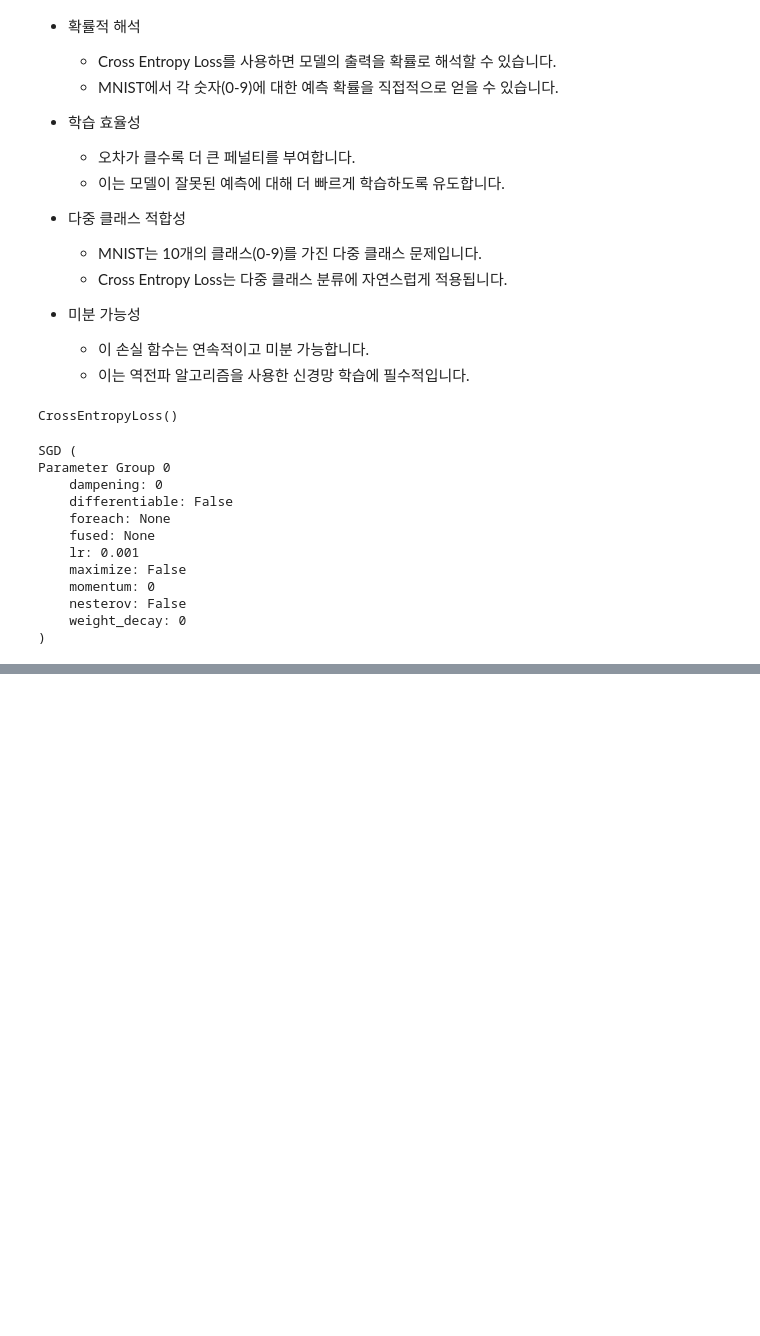
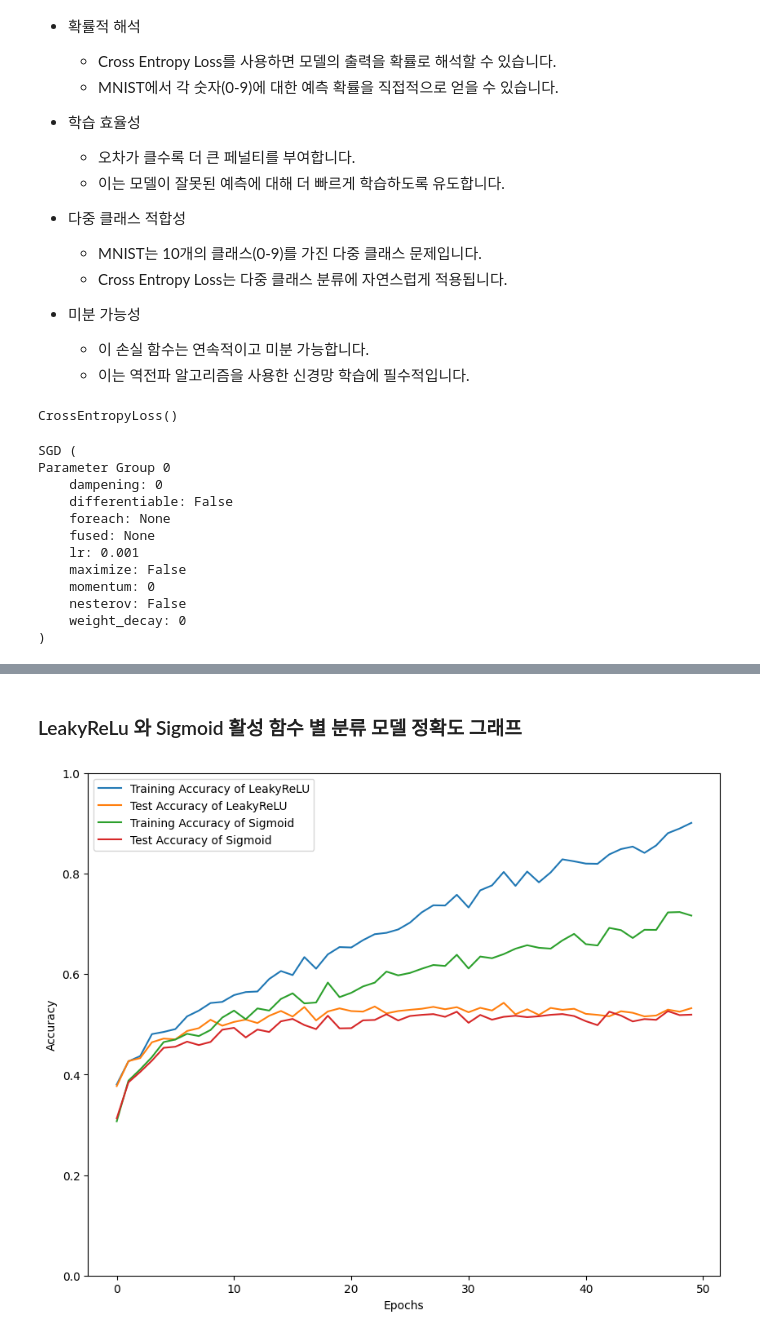
Before and after one commit to yuiyeong/deeplearning, a Jupyter notebook: presentation01/exercise.ipynb, the cells around one changed output, grey strips where cells are left out. Saved outputs shown, nothing was run; the diff lists cells and outputs as text; code cells hidden in the pictures; blank space fills up the shorter version.

```diff
--- a/presentation01/exercise.ipynb
+++ b/presentation01/exercise.ipynb
@@ -263,0 +477,27 @@ plt.show()
+# %%
+class SimpleImageClassificationModel02(nn.Module):
+    """
+    활성 함수로 Sigmod 를 사용하는 분류 모델
+    """
+
+    def __init__(self, num_channels, image_width, image_height, num_output_class):
+        super(SimpleImageClassificationModel02, self).__init__()
+
+        hidden_dim = 1024
+        input_dim = num_channels * image_width * image_height
+
+        self.layer1 = nn.Linear(input_dim, hidden_dim)
+        self.layer2 = nn.Linear(hidden_dim, hidden_dim)
+        self.layer3 = nn.Linear(hidden_dim, num_output_class)
+
+        self.activation = nn.Sigmoid()
+
+    def forward(self, x):
+        # x.shape: (batch_size, channels, width, height)
+        x = torch.flatten(
+            x, start_dim=1
+        )  # x.shape: (batch_size, channels * width * height)
+        x = self.activation(self.layer1(x))  # x.shape: (batch_size, 2048)
+        x = self.activation(self.layer2(x))  # x.shape: (batch_size, 2048)
+        x = self.layer3(x)  # x.shape: (batch_size, num_output_classes)
+        return x
@@ -263,0 +552,20 @@ plt.show()
+# %% [markdown]
+### LeakyReLu 와 Sigmoid 활성 함수 별 분류 모델 정확도 그래프
+# %%
+plt.figure(figsize=(10, 8))
+
+x_axis = np.arange(CIFAR_NUM_EPOCHS)
+plt.plot(x_axis, cifar_accuracies[1][0], label="Training Accuracy of LeakyReLU")
+plt.plot(x_axis, cifar_accuracies[1][1], label="Test Accuracy of LeakyReLU")
+plt.plot(x_axis, cifar_model_02_accuracies[0], label="Training Accuracy of Sigmoid")
+plt.plot(x_axis, cifar_model_02_accuracies[1], label="Test Accuracy of Sigmoid")
+
+plt.legend()
+
+plt.ylim([0, 1])
+plt.ylabel("Accuracy")
+plt.xlabel("Epochs")
+
+plt.show()
+# %% [output]
+[figure, added]
```
Also changed, not shown: parts of 30 cells of this notebook.
